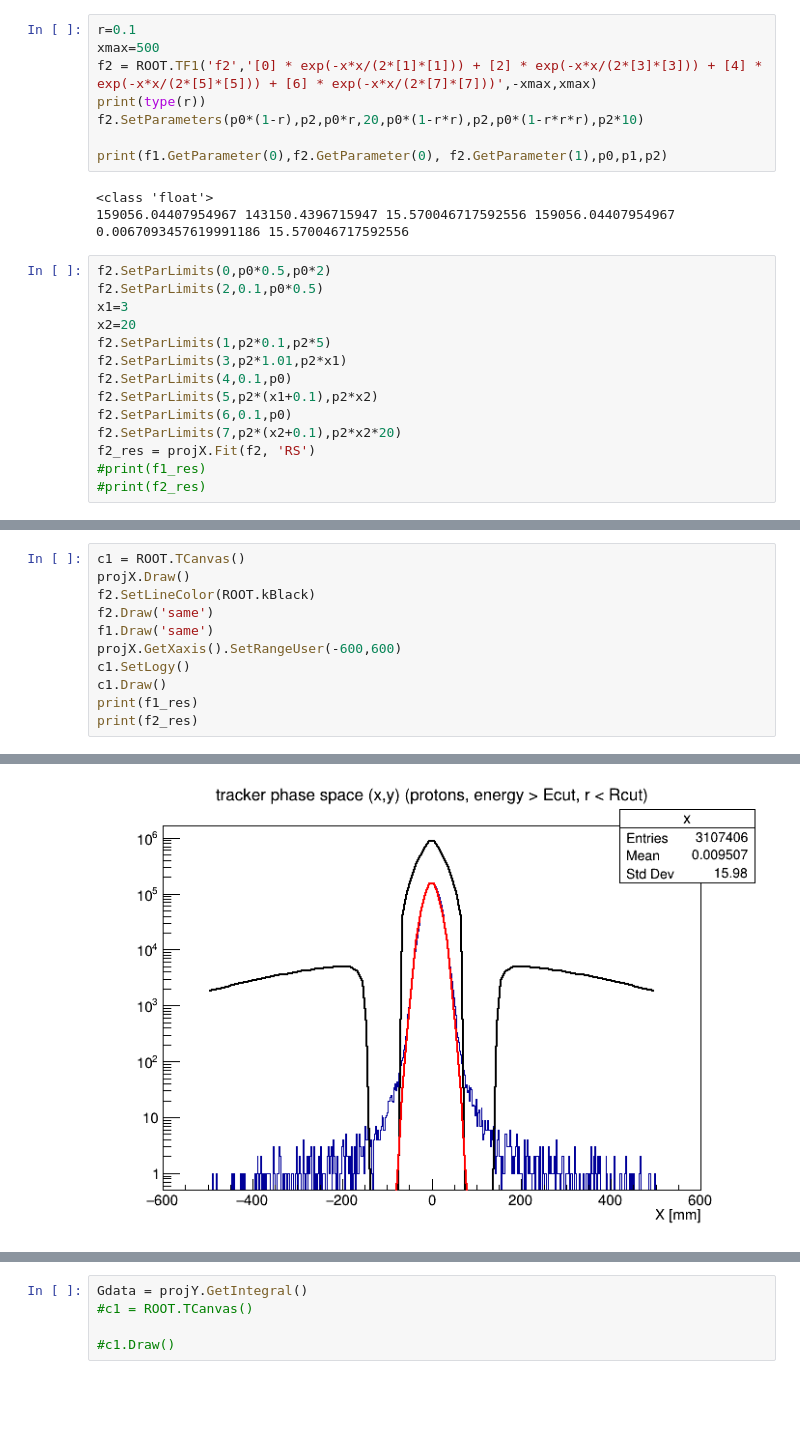
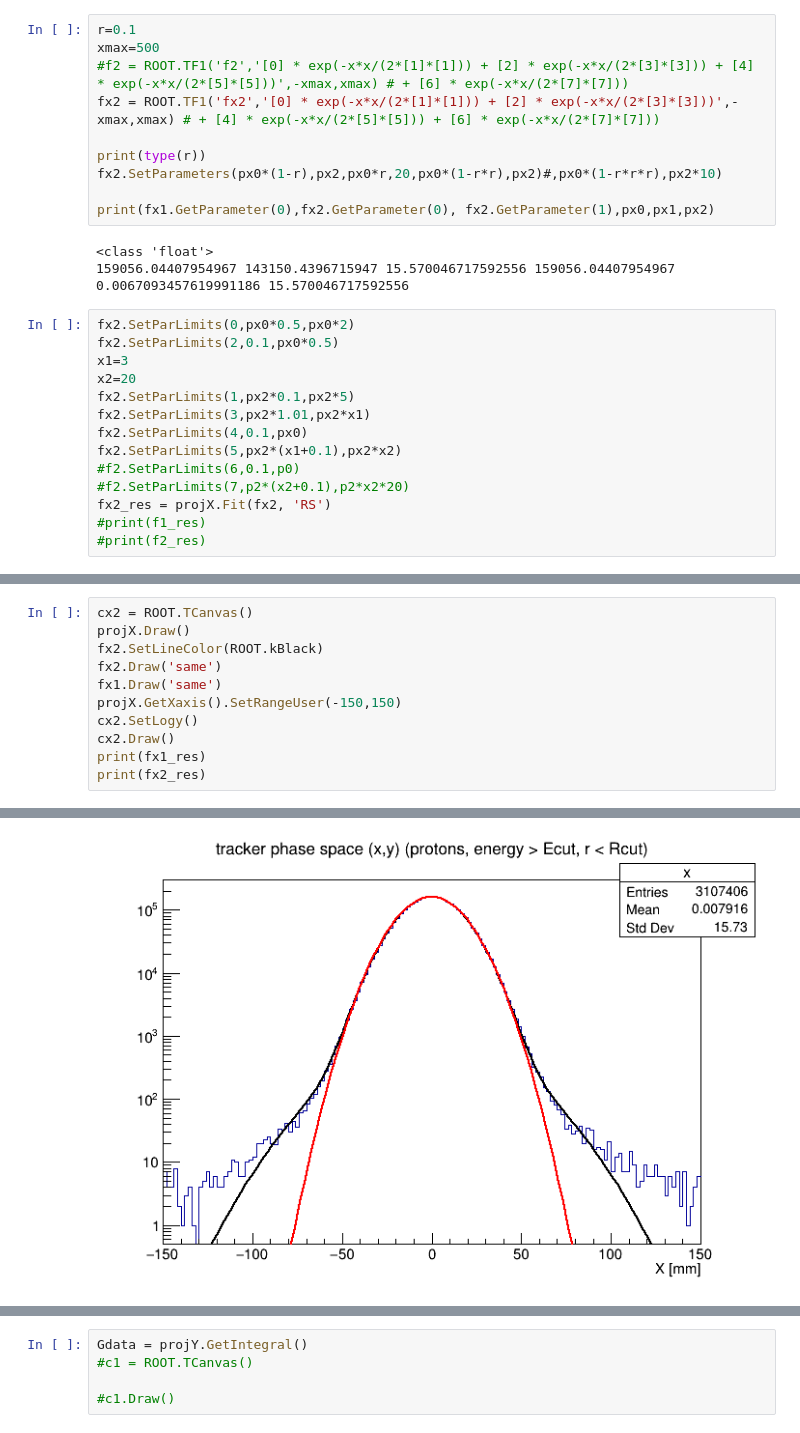
Before and after one commit to efacks68/MiniScatter, a Jupyter notebook: examples/PBWSimProjection.ipynb, the cells around one changed output, grey strips where cells are left out. Cells and saved outputs as stored; diff of their text form; blank space fills up the shorter version.

```diff
--- a/examples/PBWSimProjection.ipynb
+++ b/examples/PBWSimProjection.ipynb
@@ -493,26 +504,28 @@ Sigma                     =        15.57   +/-   0.0065569       (limited)
 # %%
 r=0.1
 xmax=500
-f2 = ROOT.TF1('f2','[0] * exp(-x*x/(2*[1]*[1])) + [2] * exp(-x*x/(2*[3]*[3])) + [4] * exp(-x*x/(2*[5]*[5])) + [6] * exp(-x*x/(2*[7]*[7]))',-xmax,xmax)
+#f2 = ROOT.TF1('f2','[0] * exp(-x*x/(2*[1]*[1])) + [2] * exp(-x*x/(2*[3]*[3])) + [4] * exp(-x*x/(2*[5]*[5]))',-xmax,xmax) # + [6] * exp(-x*x/(2*[7]*[7]))
+fx2 = ROOT.TF1('fx2','[0] * exp(-x*x/(2*[1]*[1])) + [2] * exp(-x*x/(2*[3]*[3]))',-xmax,xmax) # + [4] * exp(-x*x/(2*[5]*[5])) + [6] * exp(-x*x/(2*[7]*[7]))
+
 print(type(r))
-f2.SetParameters(p0*(1-r),p2,p0*r,20,p0*(1-r*r),p2,p0*(1-r*r*r),p2*10)
+fx2.SetParameters(px0*(1-r),px2,px0*r,20,px0*(1-r*r),px2)#,px0*(1-r*r*r),px2*10)
 
-print(f1.GetParameter(0),f2.GetParameter(0), f2.GetParameter(1),p0,p1,p2)
+print(fx1.GetParameter(0),fx2.GetParameter(0), fx2.GetParameter(1),px0,px1,px2)
 # %% [output]
 <class 'float'>
 159056.04407954967 143150.4396715947 15.570046717592556 159056.04407954967 0.0067093457619991186 15.570046717592556
 # %%
-f2.SetParLimits(0,p0*0.5,p0*2)
-f2.SetParLimits(2,0.1,p0*0.5)
+fx2.SetParLimits(0,px0*0.5,px0*2)
+fx2.SetParLimits(2,0.1,px0*0.5)
 x1=3
 x2=20
-f2.SetParLimits(1,p2*0.1,p2*5)
-f2.SetParLimits(3,p2*1.01,p2*x1)
-f2.SetParLimits(4,0.1,p0)
-f2.SetParLimits(5,p2*(x1+0.1),p2*x2)
-f2.SetParLimits(6,0.1,p0)
-f2.SetParLimits(7,p2*(x2+0.1),p2*x2*20)
-f2_res = projX.Fit(f2, 'RS')
+fx2.SetParLimits(1,px2*0.1,px2*5)
+fx2.SetParLimits(3,px2*1.01,px2*x1)
+fx2.SetParLimits(4,0.1,px0)
+fx2.SetParLimits(5,px2*(x1+0.1),px2*x2)
+#f2.SetParLimits(6,0.1,p0)
+#f2.SetParLimits(7,p2*(x2+0.1),p2*x2*20)
+fx2_res = projX.Fit(fx2, 'RS')
 #print(f1_res)
 #print(f2_res)
 # %% [output]
@@ -532,14 +540,14 @@ Info in <ROOT::Math::ParameterSettings>: lower/upper bounds outside current para
 # %%
-c1 = ROOT.TCanvas()
+cx2 = ROOT.TCanvas()
 projX.Draw()
-f2.SetLineColor(ROOT.kBlack)
-f2.Draw('same')
-f1.Draw('same')
-projX.GetXaxis().SetRangeUser(-600,600)
-c1.SetLogy()
-c1.Draw()
-print(f1_res)
-print(f2_res)
+fx2.SetLineColor(ROOT.kBlack)
+fx2.Draw('same')
+fx1.Draw('same')
+projX.GetXaxis().SetRangeUser(-150,150)
+cx2.SetLogy()
+cx2.Draw()
+print(fx1_res)
+print(fx2_res)
 # %% [output]
 ****************************************
 Minimizer is Minuit / Migrad
@@ -561 +569 @@ p7                        =      312.976   +/-   3641.62         (limited)
-[figure, old version]
+[figure, new version]
```
Also changed, not shown: parts of 18 cells of this notebook, 5 other files.
